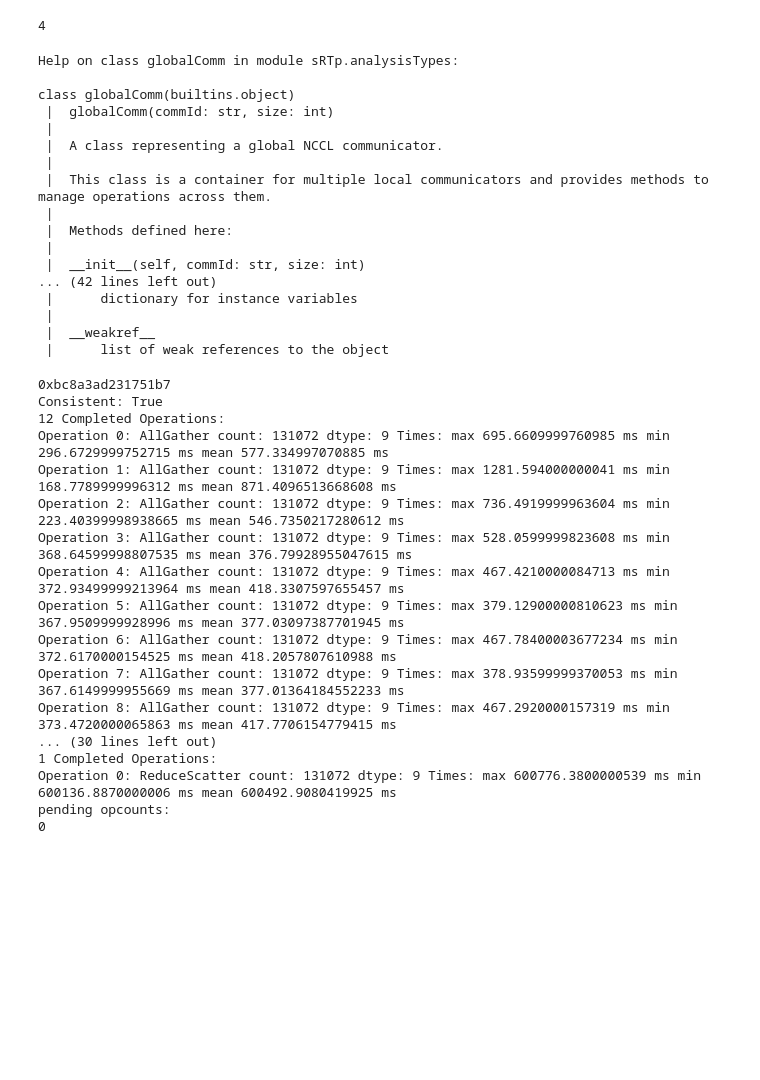
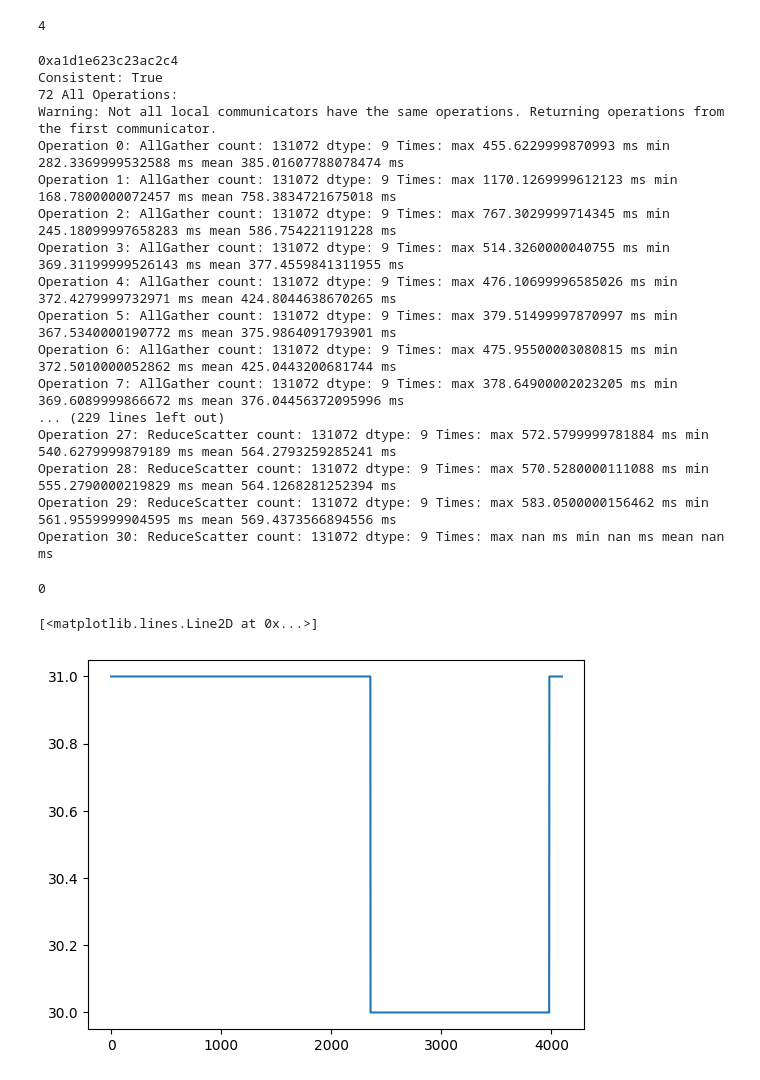
Before and after one commit to abbotts/rccl-stall-analysis, a Jupyter notebook: stall_explorer.ipynb, the cells around one changed output. Saved outputs shown, nothing was run; the diff lists cells and outputs as text; code cells hidden in the pictures; blank space fills up the shorter version.

Commit message:
Generalize to work even with uneven op counts

```diff
--- a/stall_explorer.ipynb
+++ b/stall_explorer.ipynb
@@ -5,5 +6,5 @@ import pickle
 # %%
-global_comms = pickle.load(open("test_0_output.pickle", "rb"))
+global_comms = pickle.load(open("test_2_output.pickle", "rb"))
 # %%
 len(global_comms)
 # %% [output]
@@ -22,52 +23,40 @@ dict_keys([4096, 1, 2])
 len(comms_by_len[4096])
 # %% [output]
 4
-# %%
-help(sRTp.globalComm)
-# %% [output]
-Help on class globalComm in module sRTp.analysisTypes:
-
-class globalComm(builtins.object)
- |  globalComm(commId: str, size: int)
- |
- |  A class representing a global NCCL communicator.
- |
- |  This class is a container for multiple local communicators and provides methods to manage operations across them.
- |
- |  Methods defined here:
- |
- |  __init__(self, commId: str, size: int)
-... (42 lines left out)
- |      dictionary for instance variables
- |
- |  __weakref__
- |      list of weak references to the object
 # %%
 for comm in comms_by_len[4096]:
     print(comm)
     print(f"Consistent: {global_comms[comm].check_consistency()}")
-    print(f"{global_comms[comm].get_completed_opcounts()[0]} Completed Operations:")
-    durations = global_comms[comm].get_completed_durations()
-    #print(global_comms[comm].get_completed_operations())
-    for iop, op in enumerate(global_comms[comm].get_completed_operations()):
+    #global_comms[comm].check_consistency()
+    print(f"{global_comms[comm].get_completed_opcounts()[0]} All Operations:")
+    durations = global_comms[comm].get_completed_durations(fillMissing=True)
+    for iop, op in enumerate(global_comms[comm].get_operations(allowUneven=True)):
         print(f"Operation {iop}: {op.op_type} count: {op.count} dtype: {op.dtype} Times: max {durations[:, iop].max()} ms min {durations[:, iop].min()} ms mean {durations[:, iop].mean()} ms")
-    print("pending opcounts:")
-    print(global_comms[comm].get_pending_opcounts()[0])
 # %% [output]
-0xbc8a3ad231751b7
+0xa1d1e623c23ac2c4
 Consistent: True
-12 Completed Operations:
-Operation 0: AllGather count: 131072 dtype: 9 Times: max 695.6609999760985 ms min 296.6729999752715 ms mean 577.334997070885 ms
-Operation 1: AllGather count: 131072 dtype: 9 Times: max 1281.594000000041 ms min 168.7789999996312 ms mean 871.4096513668608 ms
-Operation 2: AllGather count: 131072 dtype: 9 Times: max 736.4919999963604 ms min 223.40399998938665 ms mean 546.7350217280612 ms
-Operation 3: AllGather count: 131072 dtype: 9 Times: max 528.0599999823608 ms min 368.64599998807535 ms mean 376.79928955047615 ms
-Operation 4: AllGather count: 131072 dtype: 9 Times: max 467.4210000084713 ms min 372.93499999213964 ms mean 418.3307597655457 ms
-Operation 5: AllGather count: 131072 dtype: 9 Times: max 379.12900000810623 ms min 367.9509999928996 ms mean 377.03097387701945 ms
-Operation 6: AllGather count: 131072 dtype: 9 Times: max 467.78400003677234 ms min 372.6170000154525 ms mean 418.2057807610988 ms
-Operation 7: AllGather count: 131072 dtype: 9 Times: max 378.93599999370053 ms min 367.6149999955669 ms mean 377.01364184552233 ms
-Operation 8: AllGather count: 131072 dtype: 9 Times: max 467.2920000157319 ms min 373.4720000065863 ms mean 417.7706154779415 ms
-... (30 lines left out)
-1 Completed Operations:
-Operation 0: ReduceScatter count: 131072 dtype: 9 Times: max 600776.3800000539 ms min 600136.8870000006 ms mean 600492.9080419925 ms
-pending opcounts:
-0
+72 All Operations:
+Warning: Not all local communicators have the same operations. Returning operations from the first communicator.
+Operation 0: AllGather count: 131072 dtype: 9 Times: max 455.6229999870993 ms min 282.3369999532588 ms mean 385.01607788078474 ms
+Operation 1: AllGather count: 131072 dtype: 9 Times: max 1170.1269999612123 ms min 168.7800000072457 ms mean 758.3834721675018 ms
+Operation 2: AllGather count: 131072 dtype: 9 Times: max 767.3029999714345 ms min 245.18099997658283 ms mean 586.754221191228 ms
+Operation 3: AllGather count: 131072 dtype: 9 Times: max 514.3260000040755 ms min 369.31199999526143 ms mean 377.4559841311955 ms
+Operation 4: AllGather count: 131072 dtype: 9 Times: max 476.10699996585026 ms min 372.4279999732971 ms mean 424.8044638670265 ms
+Operation 5: AllGather count: 131072 dtype: 9 Times: max 379.51499997870997 ms min 367.5340000190772 ms mean 375.9864091793901 ms
+Operation 6: AllGather count: 131072 dtype: 9 Times: max 475.95500003080815 ms min 372.5010000052862 ms mean 425.0443200681744 ms
+Operation 7: AllGather count: 131072 dtype: 9 Times: max 378.64900002023205 ms min 369.6089999866672 ms mean 376.04456372095996 ms
+... (229 lines left out)
+Operation 27: ReduceScatter count: 131072 dtype: 9 Times: max 572.5799999781884 ms min 540.6279999879189 ms mean 564.2793259285241 ms
+Operation 28: ReduceScatter count: 131072 dtype: 9 Times: max 570.5280000111088 ms min 555.2790000219829 ms mean 564.1268281252394 ms
+Operation 29: ReduceScatter count: 131072 dtype: 9 Times: max 583.0500000156462 ms min 561.9559999904595 ms mean 569.4373566894556 ms
+Operation 30: ReduceScatter count: 131072 dtype: 9 Times: max nan ms min nan ms mean nan ms
+# %%
+stall_comm = global_comms['0x688750e7f55f9410']
+print(stall_comm.local_to_global_rank_map[0])
+# %% [output]
+0
+# %%
+plt.plot(stall_comm.get_completed_opcounts())
+# %% [output]
+[<matplotlib.lines.Line2D at 0x...>]
+[figure, added]
```
Also changed, not shown: parts of 16 cells of this notebook, 4 other files.
